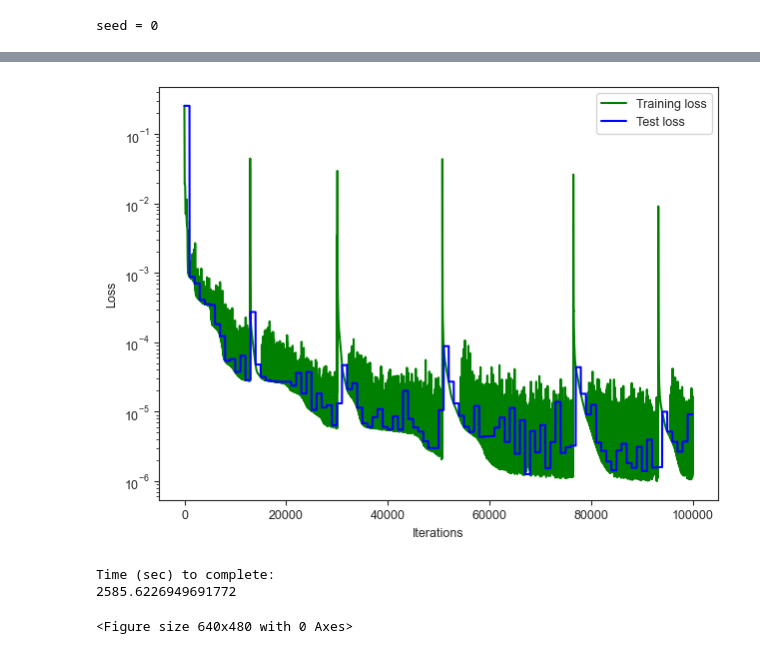
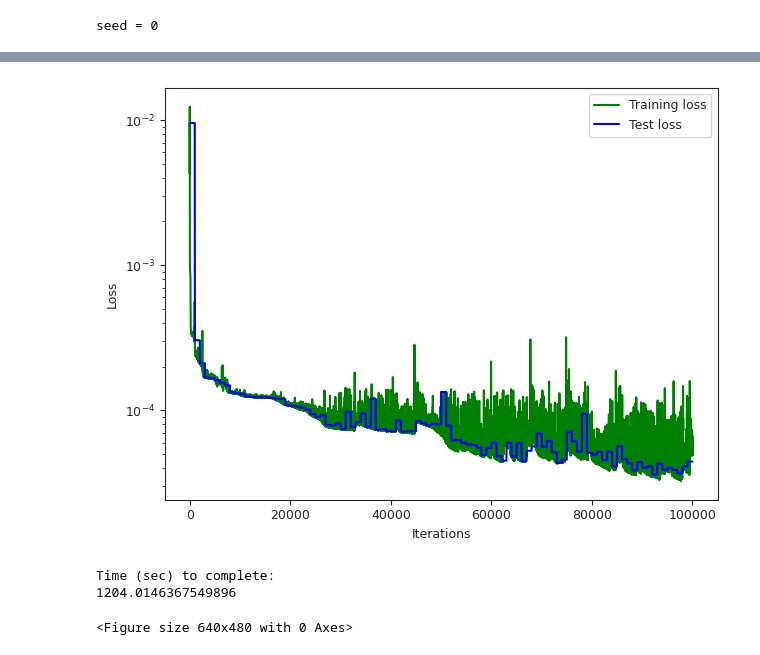
Before and after one commit to Centrum-IntelliPhysics/Time-stepper, a Jupyter notebook: FitzHugh-Nagumo/deeponet_multiparameter/deeponet.ipynb, the cells around one changed output, grey strips where cells are left out. Saved outputs shown, nothing was run; the diff lists cells and outputs as text; code cells hidden in the pictures.

Commit message:
DeepONet for FHN

```diff
--- a/FitzHugh-Nagumo/deeponet_multiparameter/deeponet.ipynb
+++ b/FitzHugh-Nagumo/deeponet_multiparameter/deeponet.ipynb
@@ -182,24 +196,25 @@ def DeepONet(params, branch_inputs, trunk_inputs):
     b_out = branch_outputs(branch_inputs)
     trunk_output = lambda y: TrunkNet(params_trunk, y)
     t_out = trunk_output(trunk_inputs)
-    results = jnp.einsum('ik, lk -> il',b_out, t_out)
-    return results
+    results1 = jnp.einsum('ik, lk -> il',b_out[:,0:p], t_out[:,0:p])
+    results2 = jnp.einsum('ik, lk -> il',b_out[:,p:2*p], t_out[:,p:2*p])
+    return results1, results2
 
 # network parameters.
 p = 300 # Number of output neurons in both the branch and trunk net outputs.
-nx = 101
+nx = 401
 input_neurons_branch = nx # m
 input_neurons_trunk = 1
 
-layer_sizes_b = [input_neurons_branch] + [100]*6 + [p]
-layer_sizes_t = [input_neurons_trunk] + [100]*6 + [p]
+layer_sizes_b = [input_neurons_branch] + [100]*6 + [2*p]
+layer_sizes_t = [input_neurons_trunk] + [100]*6 + [2*p]
 
 params_branch = init_glorot_params(layer_sizes=layer_sizes_b)
 params_trunk = init_glorot_params(layer_sizes=layer_sizes_t)
 
 params= (params_branch, params_trunk)
 
-def objective(params, branch_inputs, trunk_inputs, target_values):
+def objective(params, branch_inputs, trunk_inputs, target_values1, target_values2):
     """
     Define the objective function (loss function) for training.
 
@@ -212,14 +227,14 @@ def objective(params, branch_inputs, trunk_inputs, target_values):
     Returns:
     float: Mean squared error loss.
     """
-    predictions = DeepONet(params, branch_inputs, trunk_inputs)
-    loss_mse = jnp.mean((predictions - target_values)**2)
+    predictions1, predictions2 = DeepONet(params, branch_inputs, trunk_inputs)
+    loss_mse = jnp.mean((predictions1 - target_values1)**2) + jnp.mean((predictions2 - target_values2)**2)
     return loss_mse
 
 
 # Adam optimizer
 @jit
-def resnet_update(params, branch_input, trunk_inputs, target_values, opt_state):
+def resnet_update(params, branch_input, trunk_inputs, target_values1, target_values2, opt_state):
     """
     Compute the gradient for a batch and update the parameters.
 
@@ -233,7 +248,7 @@ def resnet_update(params, branch_input, trunk_inputs, target_values, opt_state):
     Returns:
     tuple: Updated parameters, updated optimizer state, and current loss value.
     """
-    value, grads = value_and_grad(objective)(params, branch_input, trunk_inputs, target_values)
+    value, grads = value_and_grad(objective)(params, branch_input, trunk_inputs, target_values1, target_values2)
     opt_state = opt_update(0, grads, opt_state)
     return get_params(opt_state), opt_state, value
 
@@ -241,16 +256,12 @@ def resnet_update(params, branch_input, trunk_inputs, target_values, opt_state):
 opt_init, opt_update, get_params = adam(step_size=1e-3, b1=0.9, b2=0.999, eps=1e-08)
 opt_state = opt_init(params)
 
-bs = 3000 #batch size
+bs = 100000 #batch size
 iteration_list, loss_list, test_loss_list = [], [], []
 iteration = 0
 
 n_epochs = 100000
 num_samples = len(inputs_train)
-
-# test input preparation
-branch_inputs_test = inputs_test
-targets = outputs_test
 # %%
 def save_model_params(params, resultdir, filename='model_params.pkl'):
     if not os.path.exists(resultdir):
@@ -285,16 +296,18 @@ for iteration in range(n_epochs):
     indices = jax.random.permutation(jax.random.PRNGKey(0), num_samples)
     batch_index = indices[0:bs]
     inputs_train_shuffled = inputs_train[batch_index]
-    outputs_train_shuffled = outputs_train[batch_index]
-    target_values = outputs_train_shuffled
+    outputs1_train_shuffled = outputs1_train[batch_index]
+    outputs2_train_shuffled = outputs2_train[batch_index]
+    target_values1 = outputs1_train_shuffled
+    target_values2 = outputs2_train_shuffled
     branch_inputs = inputs_train_shuffled
     trunk_inputs = grid
-    params, opt_state, value = resnet_update(params, branch_inputs, trunk_inputs, target_values, opt_state)
+    params, opt_state, value = resnet_update(params, branch_inputs, trunk_inputs, target_values1, target_values2, opt_state)
 
     if iteration % 1000 == 0:
         params_branch, params_trunk = params
-        predictions = DeepONet(params, branch_inputs, trunk_inputs)
-        test_mse = jnp.mean((predictions - target_values)**2)
+        predictions1, predictions2 = DeepONet(params, branch_inputs, trunk_inputs)
+        test_mse = jnp.mean((predictions1 - target_values1)**2) + jnp.mean((predictions2 - target_values2)**2)
 
         # Compare current test error with the best so far
         if test_mse < best_test_mse:
@@ -304,10 +317,10 @@ for iteration in range(n_epochs):
             print(f"New best model saved at iteration {iteration} with test MSE: {test_mse:.7f}")
 
         finish = time.time() - start
-        print(f"Iteration: {iteration:3d}, Train loss: {objective(params, branch_inputs, trunk_inputs, target_values):.7f}, Test loss: {test_mse:.7f}, Best test loss: {best_test_mse:.7f}, Time: {finish:.2f}")
+        print(f"Iteration: {iteration:3d}, Train loss: {objective(params, branch_inputs, trunk_inputs, target_values1, target_values2):.7f}, Test loss: {test_mse:.7f}, Best test loss: {best_test_mse:.7f}, Time: {finish:.2f}")
 
     iteration_list.append(iteration)
-    loss_list.append(objective(params, branch_inputs, trunk_inputs, target_values))
+    loss_list.append(objective(params, branch_inputs, trunk_inputs, target_values1, target_values2))
     test_loss_list.append(test_mse)
 
 if save:
@@ -353,6 +366,6 @@ Iteration: 99000, Train loss: 0.0000092, Test loss: 0.0000092, Best test loss: 0
-[figure, old version]
+[figure, new version]
 Time (sec) to complete:
-2585.6226949691772
+1204.0146367549896
 <Figure size 640x480 with 0 Axes>
 # %%
 # params_branch, params_trunk = params
```
Also changed, not shown: parts of 5 cells of this notebook, 13 other files.
